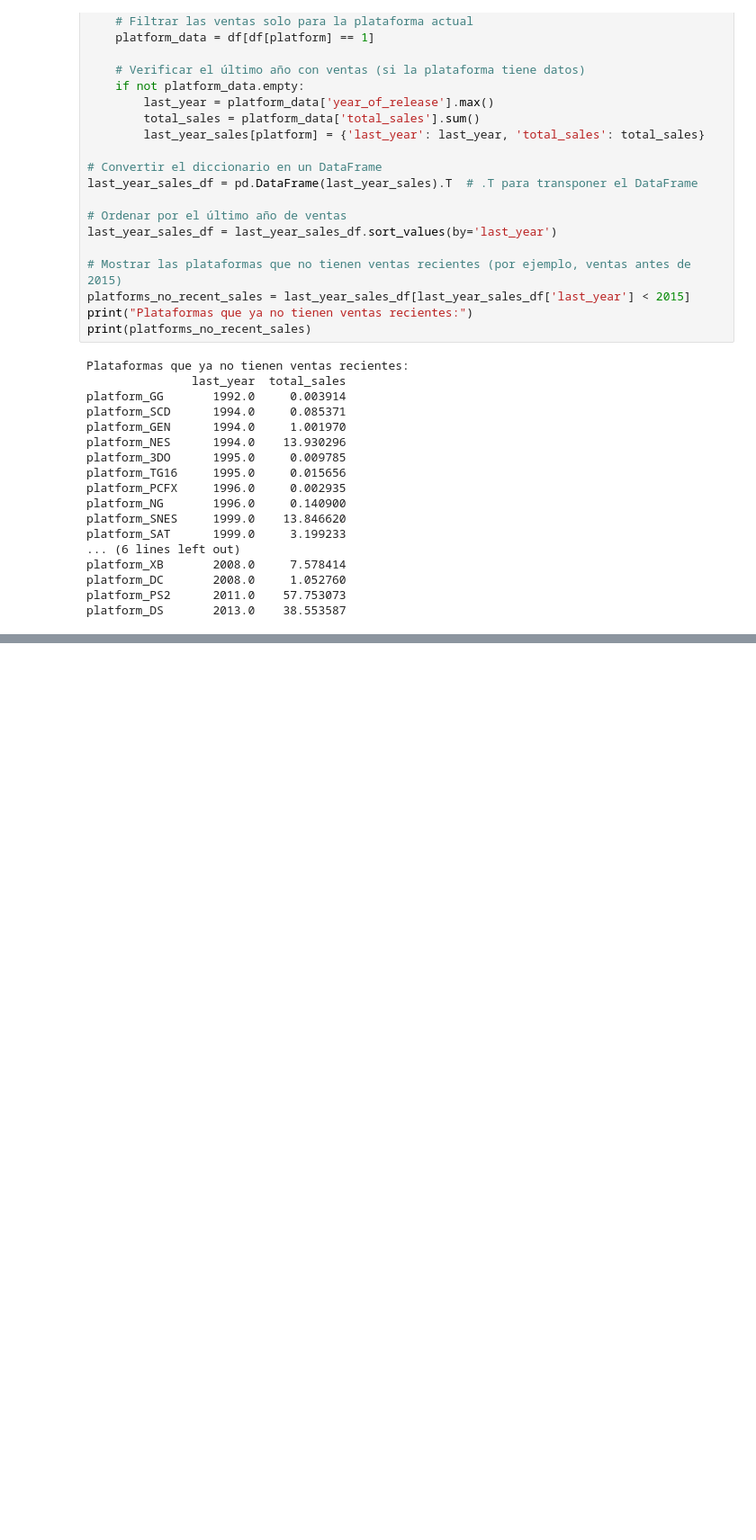
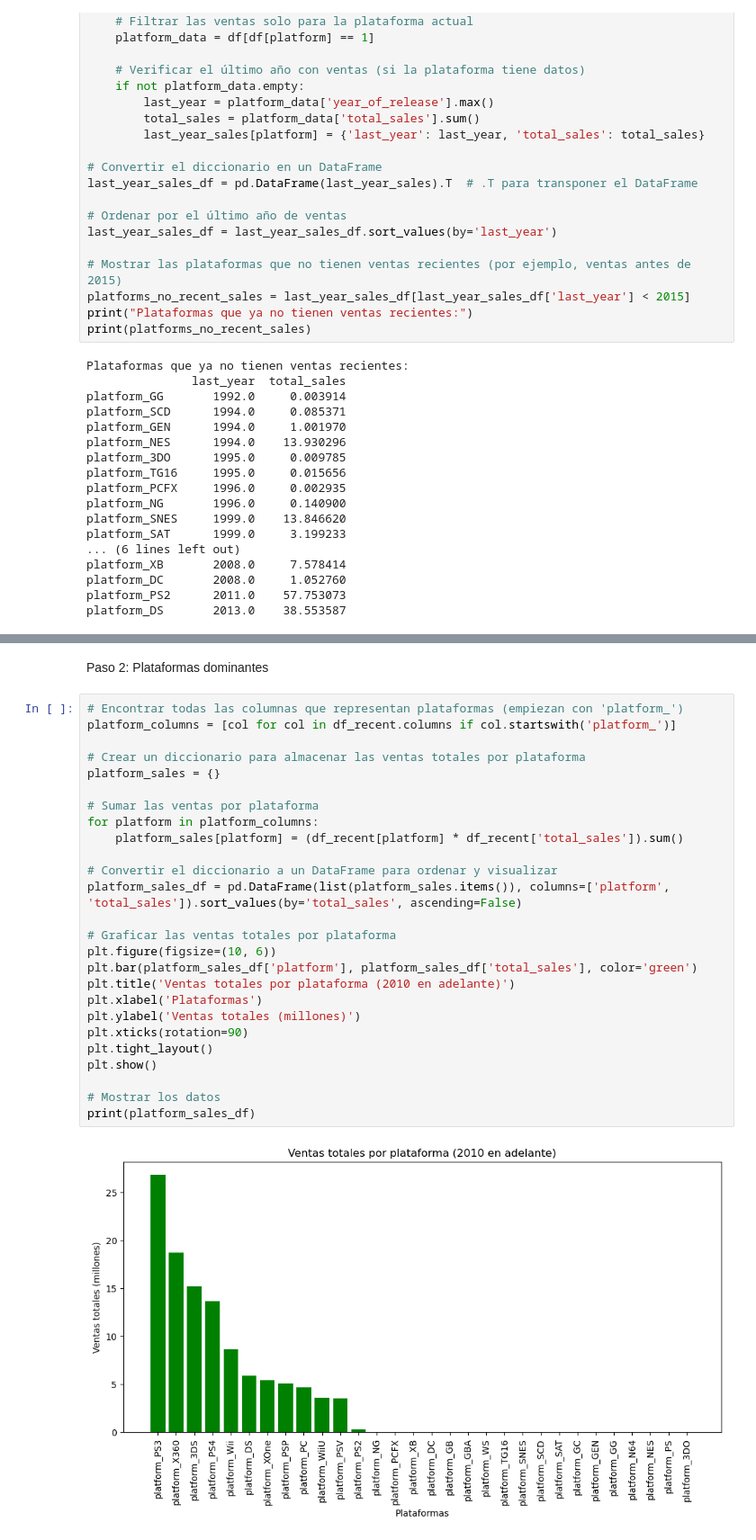
Before and after one commit to USSACKE69/videogames, a Jupyter notebook: videogames_analysis.ipynb, the cells around one changed output, grey strips where cells are left out. Shown: that part at 90% size. Saved outputs shown, nothing was run; the diff lists cells and outputs as text; blank space fills up the shorter version.

```diff
--- a/videogames_analysis.ipynb
+++ b/videogames_analysis.ipynb
@@ -219,0 +383,30 @@ platform_DS       2013.0    38.553587
+# %% [markdown]
+Paso 2: Plataformas dominantes
+# %%
+# Encontrar todas las columnas que representan plataformas (empiezan con 'platform_')
+platform_columns = [col for col in df_recent.columns if col.startswith('platform_')]
+
+# Crear un diccionario para almacenar las ventas totales por plataforma
+platform_sales = {}
+
+# Sumar las ventas por plataforma
+for platform in platform_columns:
+    platform_sales[platform] = (df_recent[platform] * df_recent['total_sales']).sum()
+
+# Convertir el diccionario a un DataFrame para ordenar y visualizar
+platform_sales_df = pd.DataFrame(list(platform_sales.items()), columns=['platform', 'total_sales']).sort_values(by='total_sales', ascending=False)
+
+# Graficar las ventas totales por plataforma
+plt.figure(figsize=(10, 6))
+plt.bar(platform_sales_df['platform'], platform_sales_df['total_sales'], color='green')
+plt.title('Ventas totales por plataforma (2010 en adelante)')
+plt.xlabel('Plataformas')
+plt.ylabel('Ventas totales (millones)')
+plt.xticks(rotation=90)
+plt.tight_layout()
+plt.show()
+
+# Mostrar los datos
+print(platform_sales_df)
+# %% [output]
+[figure, added]
```
Also changed, not shown: parts of 19 cells of this notebook.
